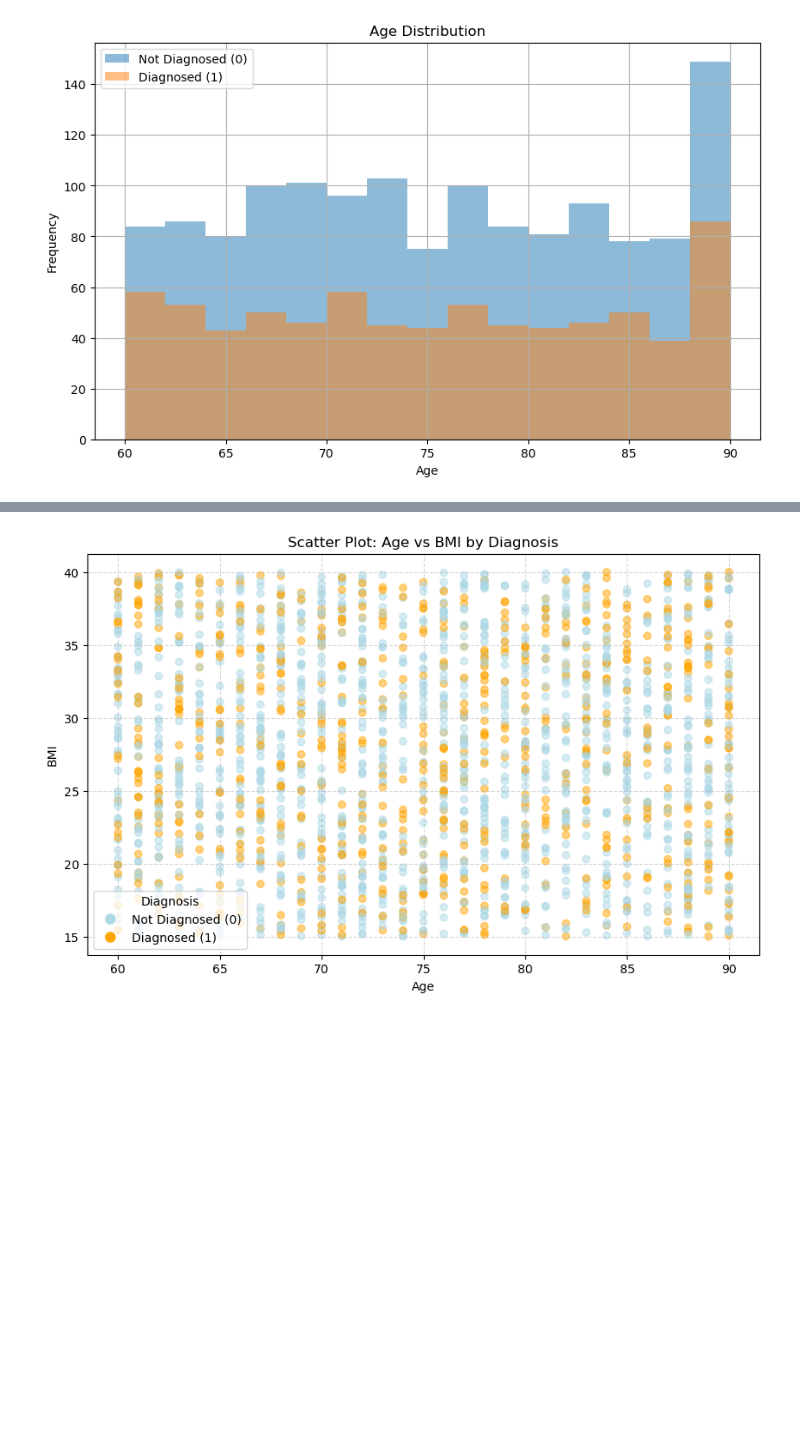
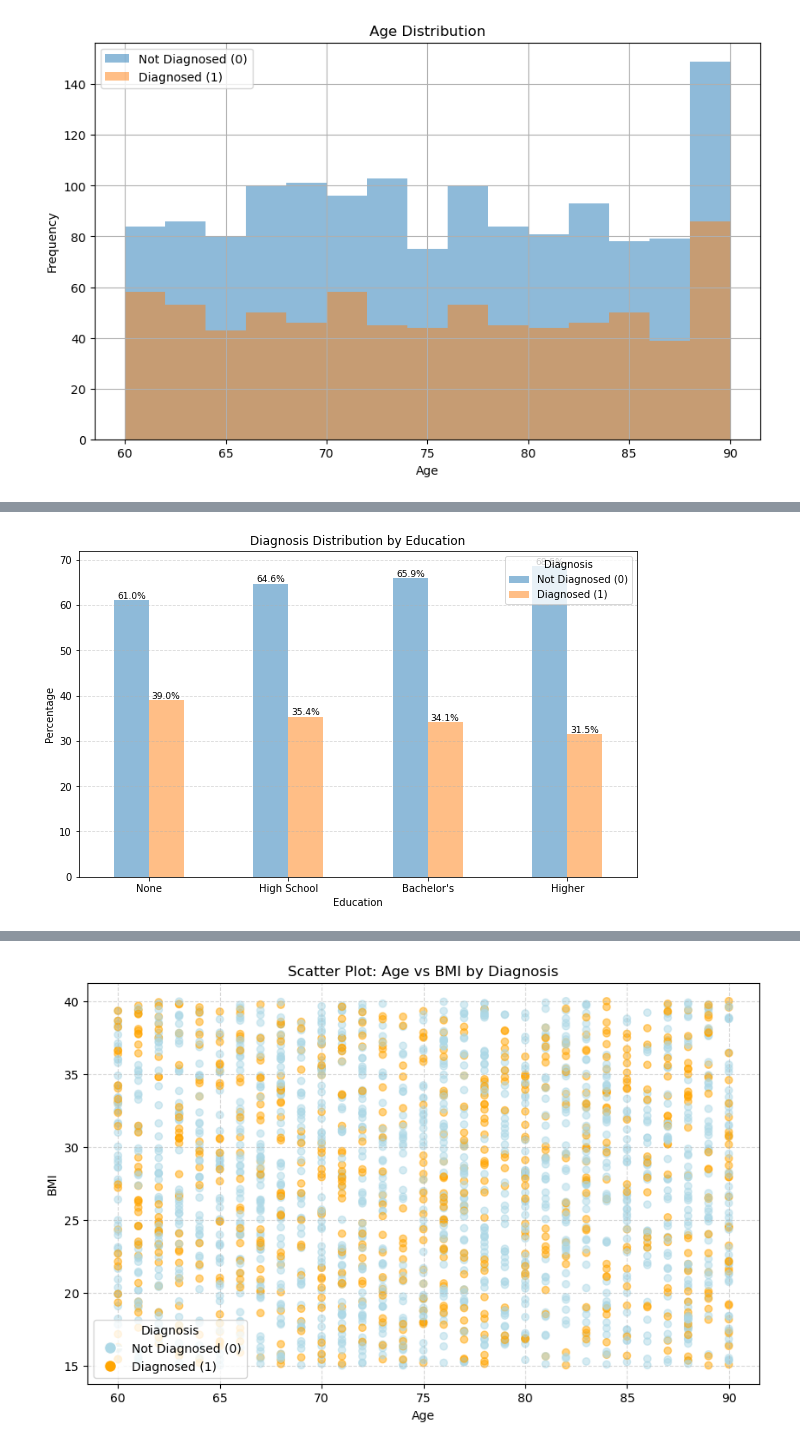
Before and after one commit to alekhyavittalam/alzheimers_diagnosis_prediction, a Jupyter notebook: alzheimers.ipynb, the cells around one changed output, grey strips where cells are left out. Saved outputs shown, nothing was run; the diff lists cells and outputs as text; code cells hidden in the pictures; blank space fills up the shorter version.

```diff
--- a/alzheimers.ipynb
+++ b/alzheimers.ipynb
@@ -291,0 +313,25 @@ plt.show()
+# %%
+# Plot the ratio of diagnoses split by education
+education_diagnosis_counts = df.groupby(['EducationLevel', 'Diagnosis']).size().unstack(fill_value=0)
+education_diagnosis_ratio = ethnicity_diagnosis_counts.divide(ethnicity_diagnosis_counts.sum(axis=1), axis=0) * 100
+ax = education_diagnosis_ratio.plot(kind='bar', figsize=(10, 6), alpha=0.5)
+
+for bars, diagnosis in zip(ax.containers, ethnicity_diagnosis_counts.columns):
+    for bar, ethnicity in zip(bars, ethnicity_diagnosis_counts.index):
+        height = bar.get_height()
+        if height > 0:  # Only label bars with a positive height
+            percentage = education_diagnosis_ratio.loc[ethnicity, diagnosis]
+            ax.annotate(f'{percentage:.1f}%',
+                        (bar.get_x() + bar.get_width() / 2, height),
+                        ha='center', va='bottom', fontsize=9, color='black')
+
+plt.title('Diagnosis Distribution by Education')
+plt.xlabel('Education')
+plt.ylabel('Percentage')
+ax.set_xticklabels(['None', 'High School', 'Bachelor\'s', 'Higher'])
+plt.xticks(rotation=0)
+plt.legend(title='Diagnosis', labels=['Not Diagnosed (0)', 'Diagnosed (1)'])
+plt.grid(axis='y', linestyle='--', alpha=0.5)
+plt.show()
+# %% [output]
+[figure, added]
```
Also changed, not shown: parts of 9 cells of this notebook, 1 other file.
